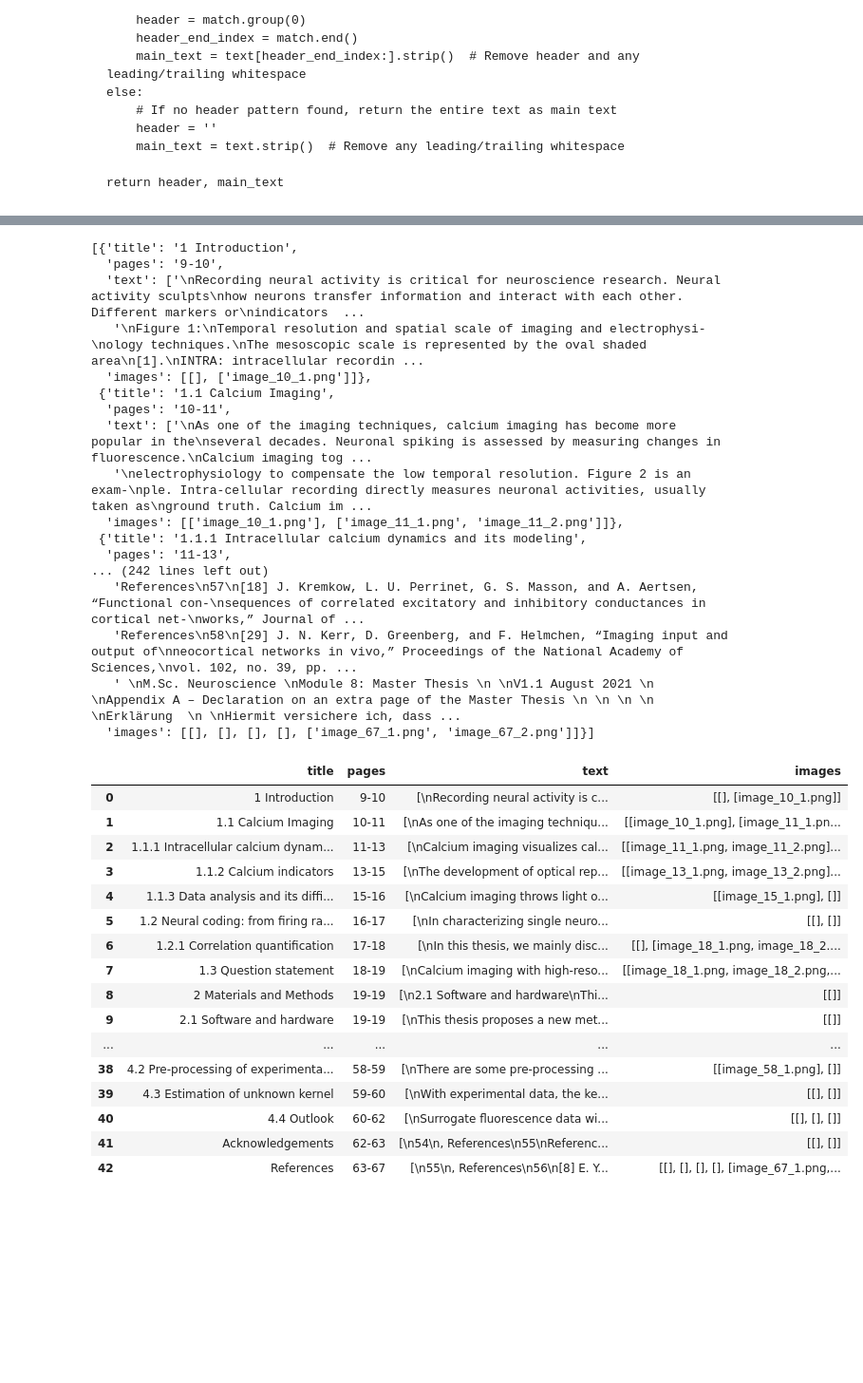
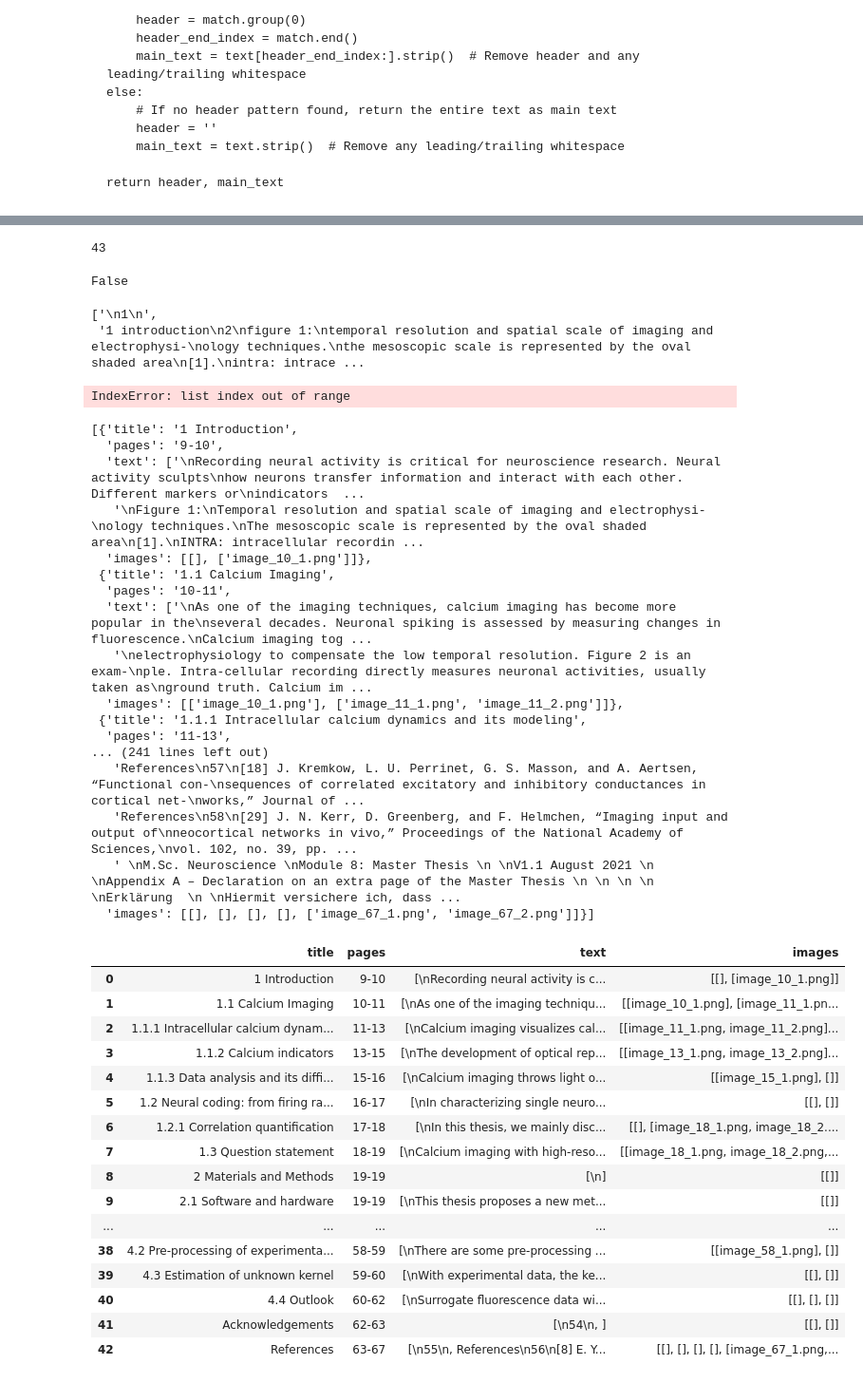
Before and after one commit to mjoudy/pdf_parsing, a Jupyter notebook: test_li.ipynb, the cells around one changed output, grey strips where cells are left out. Shown at 95% size. Cells and saved outputs as stored; diff of their text form; code cells hidden in the pictures; blank space fills up the shorter version.

```diff
--- a/test_li.ipynb
+++ b/test_li.ipynb
@@ -90,20 +90,30 @@ def separate_header(text):
         main_text = text.strip()  # Remove any leading/trailing whitespace
 
     return header, main_text
+# %%
+import pprint
+
+pp = pprint.PrettyPrinter(width=200, compact=True)
 # %%
 parts_list = []
 
 for i in range(len(toc)):
+    print('iii', i)
     title = toc[i][1]
+    print('ttt-title', title)
     start_page = toc[i][2]
+    print('sss-start_page', start_page)
     if i != len(toc)-1:
         end_page = toc[i+1][2]
     else:
         end_page = len(pdf_document)   #!probelm of out of toc pages and generalization and end page
 
+    print('eee-end_page', end_page)
+
     part_text = []
     part_images = []
     for j in range(start_page-1, end_page): #page number in pdf start from 1 and in fitz from 0
+        print('jjj', j)
         page = pdf_document.load_page(j)
         page_images = extract_image_from_page(page, j)
         if page_images is not None:
@@ -113,12 +123,15 @@ for i in range(len(toc)):
         #text = text.split("\n")[2:]   #regex is better
         #page_text = '\n'.join(text)
         part_text.append(page_text)   #incluse index of characers
+        pp.pprint(part_text)
 
-    if i != len(toc) & i !=len(toc)-1:   #!probelm of out of toc pages and generalization and end page
+    if (i != len(toc)-1):   #!probelm of out of toc pages and generalization and end page
+        print('True')
         part_text[0] = part_text[0].split(title)[1]   #to exclude text from previous part
         next_title = toc[i+1][1]
         part_text[-1] = part_text[-1].split(next_title)[0]  #to exclude text from next part
     else:
+        print('False')
         part_text[0] = part_text[0].split(title)[1]
 
     part_dict = {
@@ -134,3 +165,32 @@ for i in range(len(toc)):
+# %%
+len(toc)
+# %% [output]
+43
+# %%
+l = 42
+l != len(toc)-1 | l != len(toc)
+# %% [output]
+False
+# %%
+a = pdf_document.load_page(8)
+b = pdf_document.load_page(9)
+atext = a.get_text("text").casefold()
+btext = b.get_text("text").casefold()
+text_test = []
+text_test.append(atext)
+text_test.append(btext)
+atitle = toc[0][1].casefold()
+btitle = toc[1][1].casefold()
+text_test[0] = text_test[0].split(atitle)[1]
+text_test[-1] = text_test[-1].split(btitle)[0]
+text_test
+# %% [output]
+['\n1\n',
+ '1 introduction\n2\nfigure 1:\ntemporal resolution and spatial scale of imaging and electrophysi-\nology techniques.\nthe mesoscopic scale is represented by the oval shaded area\n[1].\nintra: intrace ...
+# %%
+text_test[2]
+# %% [output]
+IndexError: list index out of range
 # %%
 parts_list
 # %% [output]
@@ -146,13 +206,13 @@ parts_list
   'images': [['image_10_1.png'], ['image_11_1.png', 'image_11_2.png']]},
  {'title': '1.1.1 Intracellular calcium dynamics and its modeling',
   'pages': '11-13',
-... (242 lines left out)
+... (241 lines left out)
    'References\n57\n[18] J. Kremkow, L. U. Perrinet, G. S. Masson, and A. Aertsen, “Functional con-\nsequences of correlated excitatory and inhibitory conductances in cortical net-\nworks,” Journal of ...
    'References\n58\n[29] J. N. Kerr, D. Greenberg, and F. Helmchen, “Imaging input and output of\nneocortical networks in vivo,” Proceedings of the National Academy of Sciences,\nvol. 102, no. 39, pp. ...
    ' \nM.Sc. Neuroscience \nModule 8: Master Thesis \n \nV1.1 August 2021 \n \nAppendix A – Declaration on an extra page of the Master Thesis \n \n \n \n \nErklärung  \n \nHiermit versichere ich, dass ...
   'images': [[], [], [], [], ['image_67_1.png', 'image_67_2.png']]}]
 # %%
-pd.set_option('display.max_colwidth', 100)
+pd.set_option('display.max_colwidth', 10000)
 pd.DataFrame(parts_list)
 # %% [output]
 |  | title | pages | text | images |
@@ -167,3 +227,3 @@ pd.DataFrame(parts_list)
-| 8 | 2 Materials and Methods | 19-19 | [\n2.1 Software and hardware\nThi... | [[]] |
+| 8 | 2 Materials and Methods | 19-19 | [\n] | [[]] |
 | 9 | 2.1 Software and hardware | 19-19 | [\nThis thesis proposes a new met... | [[]] |
 | ... | ... | ... | ... | ... |
@@ -171,4 +231,4 @@ pd.DataFrame(parts_list)
 | 39 | 4.3 Estimation of unknown kernel | 59-60 | [\nWith experimental data, the ke... | [[], []] |
 | 40 | 4.4 Outlook | 60-62 | [\nSurrogate fluorescence data wi... | [[], [], []] |
-| 41 | Acknowledgements | 62-63 | [\n54\n, References\n55\nReferenc... | [[], []] |
+| 41 | Acknowledgements | 62-63 | [\n54\n, ] | [[], []] |
 | 42 | References | 63-67 | [\n55\n, References\n56\n[8] E. Y... | [[], [], [], [], [image_67_1.png,... |
```
Also changed, not shown: parts of 1 cell of this notebook, 1 other file.
